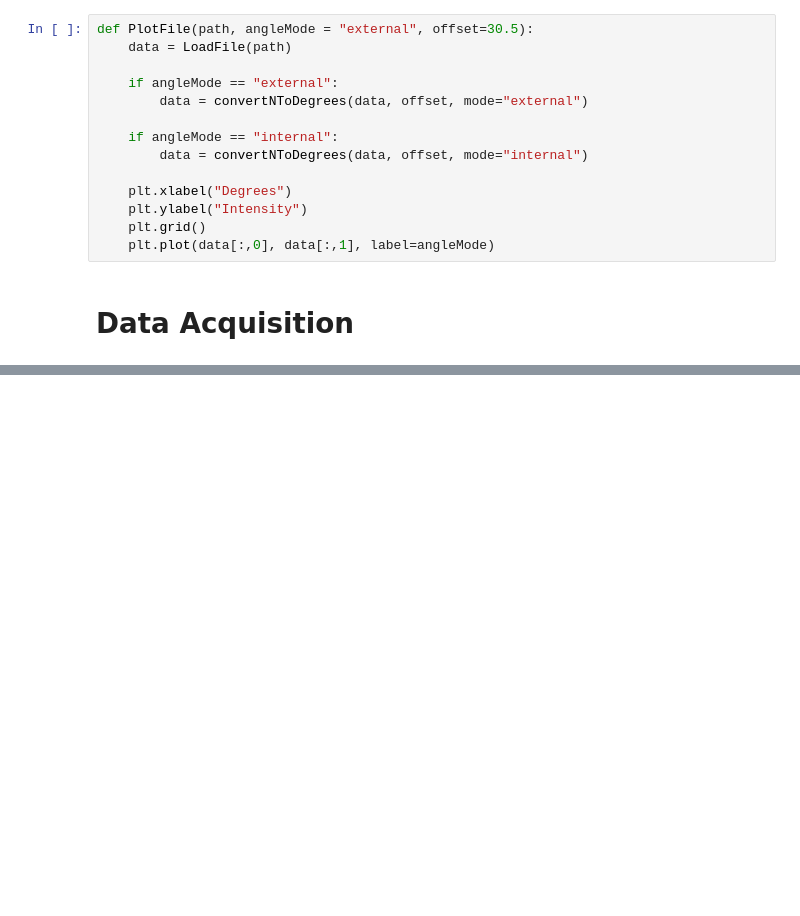
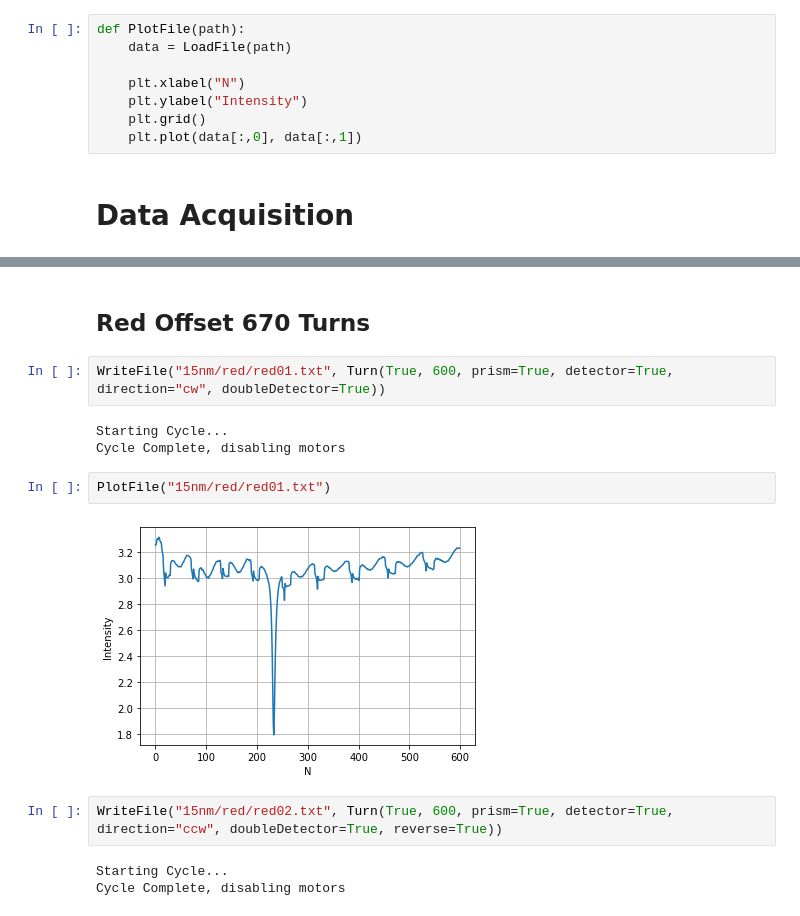
Before and after one commit to daraghhollman/UCD_PASS_Labs, a Jupyter notebook: Surface_Plasmons/Python/surfacePlasmons.ipynb, the cells around one changed output, grey strips where cells are left out. Cells and saved outputs as stored; diff of their text form; blank space fills up the shorter version.

```diff
--- a/Surface_Plasmons/Python/surfacePlasmons.ipynb
+++ b/Surface_Plasmons/Python/surfacePlasmons.ipynb
@@ -148,18 +157,12 @@ def LoadFile(path):
     data = np.array(np.loadtxt(path))
     return data
 # %%
-def PlotFile(path, angleMode = "external", offset=30.5):
+def PlotFile(path):
     data = LoadFile(path)
 
-    if angleMode == "external":
-        data = convertNToDegrees(data, offset, mode="external")
-
-    if angleMode == "internal":
-        data = convertNToDegrees(data, offset, mode="internal")
-
-    plt.xlabel("Degrees")
+    plt.xlabel("N")
     plt.ylabel("Intensity")
     plt.grid()
-    plt.plot(data[:,0], data[:,1], label=angleMode)
+    plt.plot(data[:,0], data[:,1])
 # %% [markdown]
 # Data Acquisition
@@ -344,0 +200,16 @@ plt.legend()
+# %% [markdown]
+## Red Offset 670 Turns
+# %%
+WriteFile("15nm/red/red01.txt", Turn(True, 600, prism=True, detector=True, direction="cw", doubleDetector=True))
+# %% [output]
+Starting Cycle...
+Cycle Complete, disabling motors
+# %%
+PlotFile("15nm/red/red01.txt")
+# %% [output]
+[figure, added]
+# %%
+WriteFile("15nm/red/red02.txt", Turn(True, 600, prism=True, detector=True, direction="ccw", doubleDetector=True, reverse=True))
+# %% [output]
+Starting Cycle...
+Cycle Complete, disabling motors
```
Also changed, not shown: parts of 155 cells of this notebook, 11 other files.
